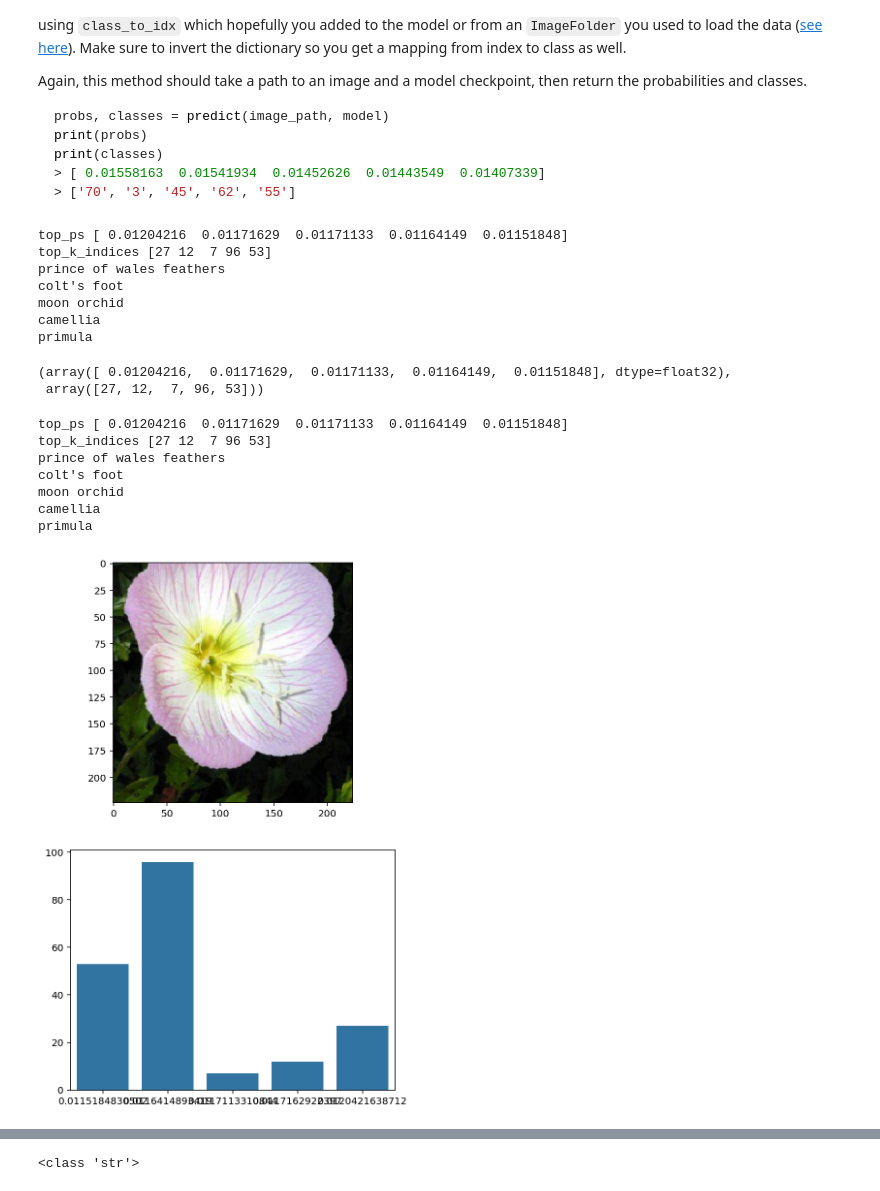
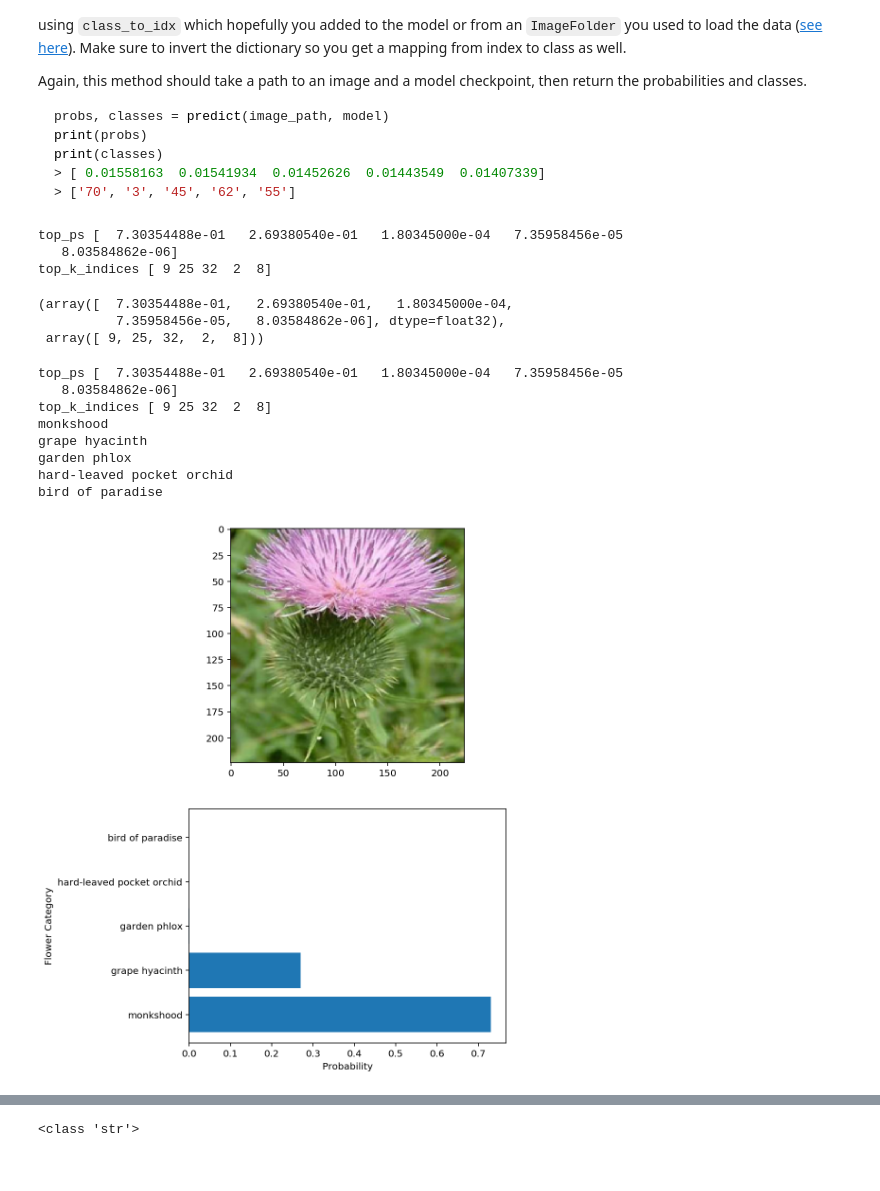
Before and after one commit to turtlehop/RMIT-Classifier, a Jupyter notebook: Image Classifier Project.ipynb, the cells around one changed output, grey strips where cells are left out. Saved outputs shown, nothing was run; the diff lists cells and outputs as text; code cells hidden in the pictures.

```diff
--- a/Image Classifier Project.ipynb
+++ b/Image Classifier Project.ipynb
@@ -489,13 +489,14 @@ def predict(image_path, model, topk=5):
 
     top_ps = np.array(top_ps.detach())[0]
     top_k_indices = np.array(top_k_indices.detach())[0]
-
+    top_k_indices += 1
     print("top_ps {}".format(top_ps))
     print("top_k_indices {}".format(top_k_indices))
 
-    for number in top_k_indices:
-        print(cat_to_name[str(number)])
-
+#     for number in top_k_indices:
+#         print(cat_to_name[str(number)])
+#         name = cat_to_name[str(number)]
+#         flower_name.append[name]
     return top_ps, top_k_indices
 
 
@@ -508,48 +509,59 @@ def predict(image_path, model, topk=5):
 
     #print(model.class_to_idx.items())
 # %%
-predict("flowers/test/1/image_06743.jpg", model)
+predict('flowers/train/14/image_06050.jpg', model)
 # %% [output]
-top_ps [ 0.01204216  0.01171629  0.01171133  0.01164149  0.01151848]
-top_k_indices [27 12  7 96 53]
-prince of wales feathers
-colt's foot
-moon orchid
-camellia
-primula
+top_ps [  7.30354488e-01   2.69380540e-01   1.80345000e-04   7.35958456e-05
+   8.03584862e-06]
+top_k_indices [ 9 25 32  2  8]
-(array([ 0.01204216,  0.01171629,  0.01171133,  0.01164149,  0.01151848], dtype=float32),
- array([27, 12,  7, 96, 53]))
+(array([  7.30354488e-01,   2.69380540e-01,   1.80345000e-04,
+          7.35958456e-05,   8.03584862e-06], dtype=float32),
+ array([ 9, 25, 32,  2,  8]))
 # %%
-image_path = "flowers/test/1/image_06743.jpg"
+image_path = "flowers/train/14/image_06050.jpg"
 
 #set up plot
 plt.figure(figsize = (6,10))
 ax = plt.subplot(2,1,1)
 
 #flower name
 flower_number = image_path.split("/")[2]
 flower_name = cat_to_name[str(flower_number)]
 
 #plot flower
 image = process_image(image_path)
 imshow(image, ax, title=flower_name)
 
 #prodiction
 flower_ps, flower_index = predict(image_path, model)
+x = []
+
+for number in flower_index:
+    print(cat_to_name[str(number)])
+    name = cat_to_name[str(number)]
+    x.append(name)
 
 #plot bar graph
 plt.subplot(2,1,2)
-sb.barplot(x=flower_ps, y=flower_index, color=sb.color_palette()[0]);
+x_pos = [i for i, _ in enumerate(x)]
+base_colour = sb.color_palette()[0]
+plt.barh(x_pos, flower_ps)
+plt.ylabel("Flower Category")
+plt.xlabel("Probability")
+
+
+plt.yticks(x_pos, x)
 plt.show()
 # %% [output]
-top_ps [ 0.01204216  0.01171629  0.01171133  0.01164149  0.01151848]
-top_k_indices [27 12  7 96 53]
-prince of wales feathers
-colt's foot
-moon orchid
-camellia
-primula
+top_ps [  7.30354488e-01   2.69380540e-01   1.80345000e-04   7.35958456e-05
+   8.03584862e-06]
+top_k_indices [ 9 25 32  2  8]
+monkshood
+grape hyacinth
+garden phlox
+hard-leaved pocket orchid
+bird of paradise
-[figure, old version]
+[figure, new version]
 # %%
 # for flower_num in cat_to_name:
 #     print(cat_to_name[flower_num])
```
Also changed, not shown: parts of 3 cells of this notebook.
